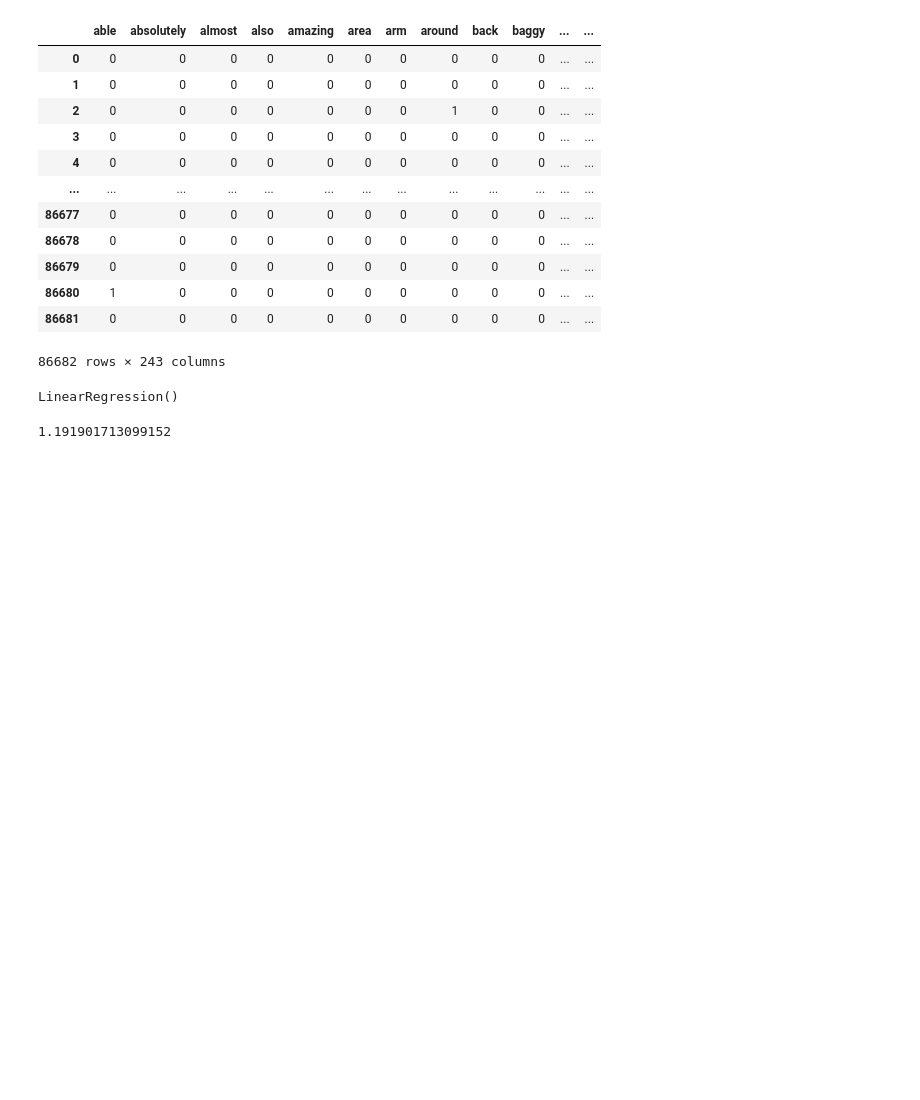
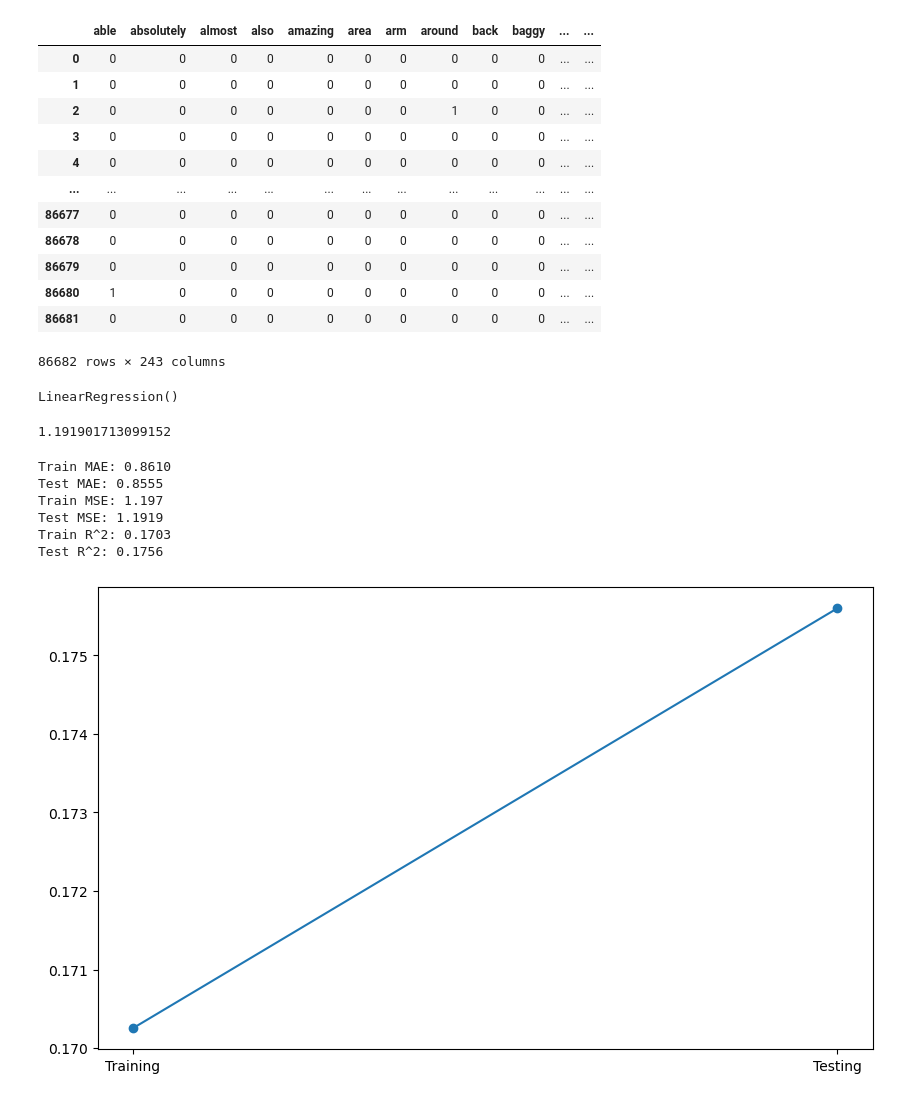
Before and after one commit to OrenKGit/CSE151A_GP, a Jupyter notebook: model.ipynb, the cells around one changed output. Saved outputs shown, nothing was run; the diff lists cells and outputs as text; code cells hidden in the pictures; blank space fills up the shorter version.

```diff
--- a/model.ipynb
+++ b/model.ipynb
@@ -5,7 +5,7 @@ Let's first extract the data we need
 # %%
 import json
 
-with open('reviews.json', 'r', encoding='utf-8') as file:
+with open('data/reviews.json', 'r', encoding='utf-8') as file:
     data = json.load(file)
 
 # Extract the desired information
@@ -160,3 +171,36 @@ mse = mean_squared_error(y_test, integer_predictions)
 print(mse)
 # %% [output]
 1.191901713099152
+# %%
+from sklearn.metrics import mean_absolute_error, mean_squared_error, r2_score
+from sklearn.metrics import confusion_matrix
+import seaborn as sns
+import matplotlib.pyplot as plt
+
+y_train_pred = model.predict(X_train)
+y_test_pred = model.predict(X_test)
+y_test_pred = np.clip(y_test_pred, 1, 5).astype(int)
+y_train_pred = np.clip(y_train_pred, 1, 5).astype(int)
+# Calculate regression metrics
+train_mae = mean_absolute_error(y_train, y_train_pred)
+test_mae = mean_absolute_error(y_test, y_test_pred)
+
+train_mse = mean_squared_error(y_train, y_train_pred)
+test_mse = mean_squared_error(y_test, y_test_pred)
+
+train_r2 = r2_score(y_train, y_train_pred)
+test_r2 = r2_score(y_test, y_test_pred)
+
+
+print("Train MAE: {:.4f}\nTest MAE: {:.4f}\nTrain MSE: {:.4}\nTest MSE: {:.4f}\nTrain R^2: {:.4f}\nTest R^2: {:.4f}".format(train_mae, test_mae, train_mse, test_mse, train_r2, test_r2))
+plt.figure(figsize=(10, 6))
+plt.plot(['Training', 'Testing'], [train_r2, test_r2], marker='o')
+plt.show()
+# %% [output]
+Train MAE: 0.8610
+Test MAE: 0.8555
+Train MSE: 1.197
+Test MSE: 1.1919
+Train R^2: 0.1703
+Test R^2: 0.1756
+[figure, added]
```
Also changed, not shown: parts of 9 cells of this notebook.
